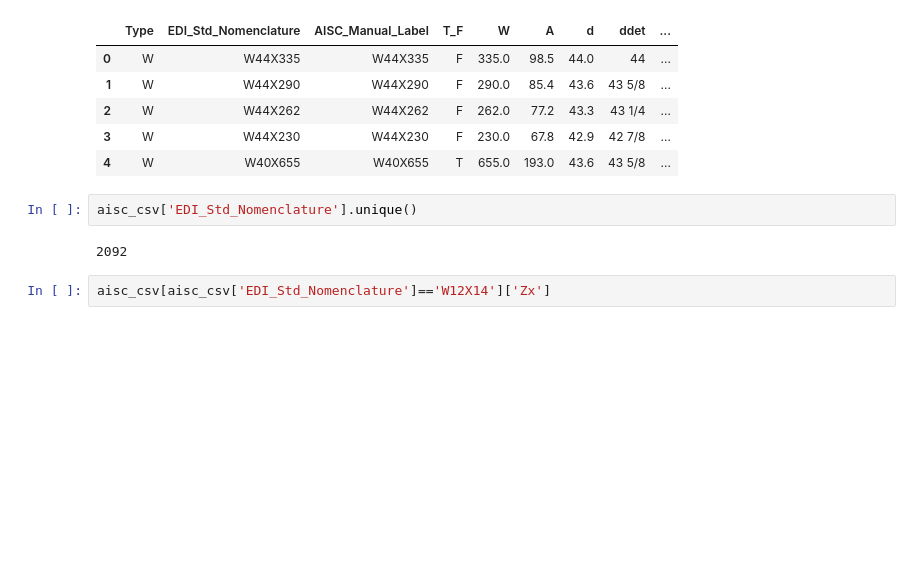
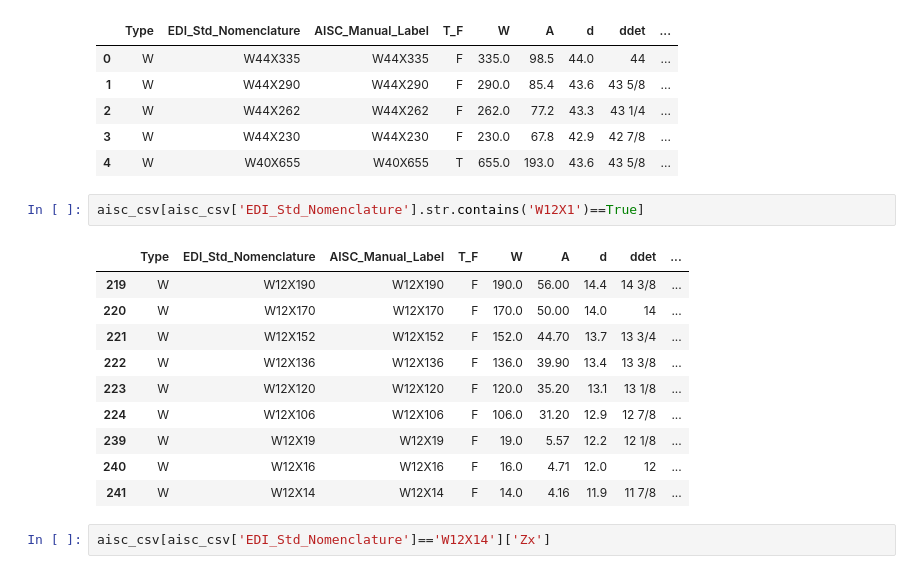
Before and after one commit to mephicide/civeng, a Jupyter notebook: Untitled.ipynb, the cells around one changed output. Saved outputs shown, nothing was run; the diff lists cells and outputs as text; blank space fills up the shorter version.

```diff
--- a/Untitled.ipynb
+++ b/Untitled.ipynb
@@ -40,10 +45,19 @@ aisc_csv.head()
 | 2 | W | W44X262 | W44X262 | F | 262.0 | 77.2 | 43.3 | 43 1/4 | ... |
 | 3 | W | W44X230 | W44X230 | F | 230.0 | 67.8 | 42.9 | 42 7/8 | ... |
 | 4 | W | W40X655 | W40X655 | T | 655.0 | 193.0 | 43.6 | 43 5/8 | ... |
-# %%
-aisc_csv['EDI_Std_Nomenclature'].unique()
-# %% [output]
-2092
+# %%
+aisc_csv[aisc_csv['EDI_Std_Nomenclature'].str.contains('W12X1')==True]
+# %% [output]
+|  | Type | EDI_Std_Nomenclature | AISC_Manual_Label | T_F | W | A | d | ddet | ... |
+| 219 | W | W12X190 | W12X190 | F | 190.0 | 56.00 | 14.4 | 14 3/8 | ... |
+| 220 | W | W12X170 | W12X170 | F | 170.0 | 50.00 | 14.0 | 14 | ... |
+| 221 | W | W12X152 | W12X152 | F | 152.0 | 44.70 | 13.7 | 13 3/4 | ... |
+| 222 | W | W12X136 | W12X136 | F | 136.0 | 39.90 | 13.4 | 13 3/8 | ... |
+| 223 | W | W12X120 | W12X120 | F | 120.0 | 35.20 | 13.1 | 13 1/8 | ... |
+| 224 | W | W12X106 | W12X106 | F | 106.0 | 31.20 | 12.9 | 12 7/8 | ... |
+| 239 | W | W12X19 | W12X19 | F | 19.0 | 5.57 | 12.2 | 12 1/8 | ... |
+| 240 | W | W12X16 | W12X16 | F | 16.0 | 4.71 | 12.0 | 12 | ... |
+| 241 | W | W12X14 | W12X14 | F | 14.0 | 4.16 | 11.9 | 11 7/8 | ... |
 # %%
 aisc_csv[aisc_csv['EDI_Std_Nomenclature']=='W12X14']['Zx']
 # %% [output]
```
Also changed, not shown: parts of 9 cells of this notebook, 2 other files.
